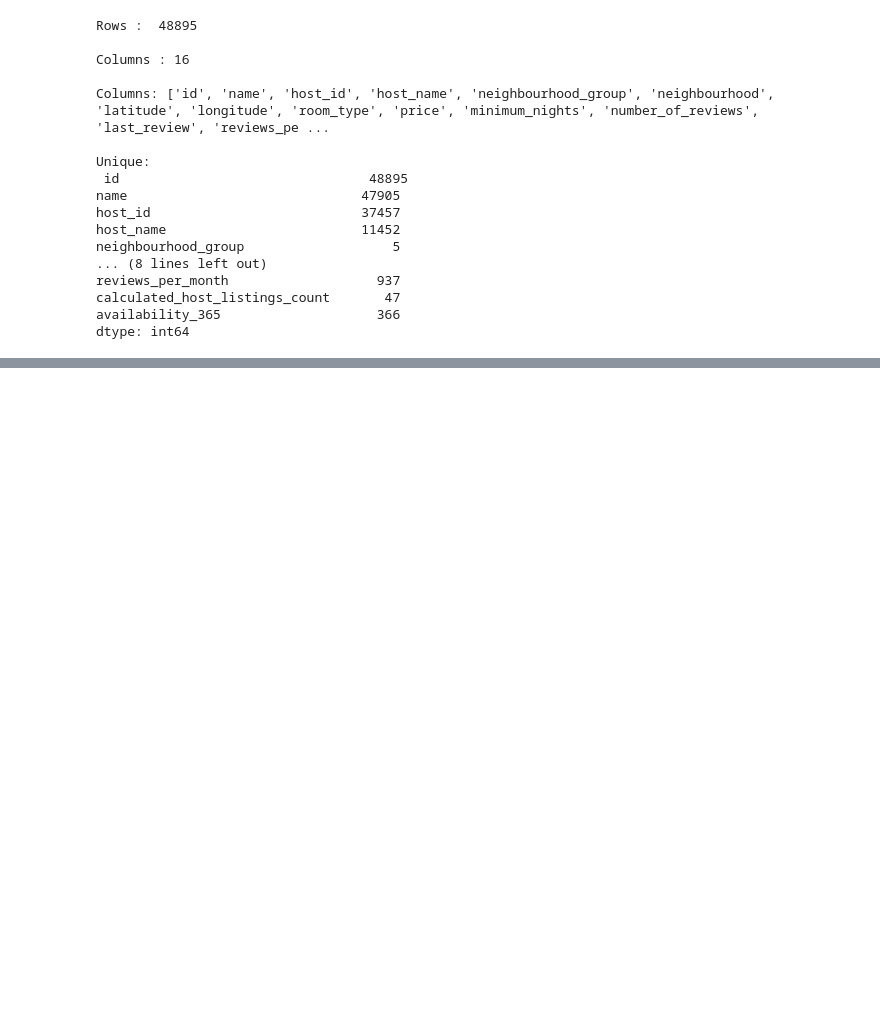
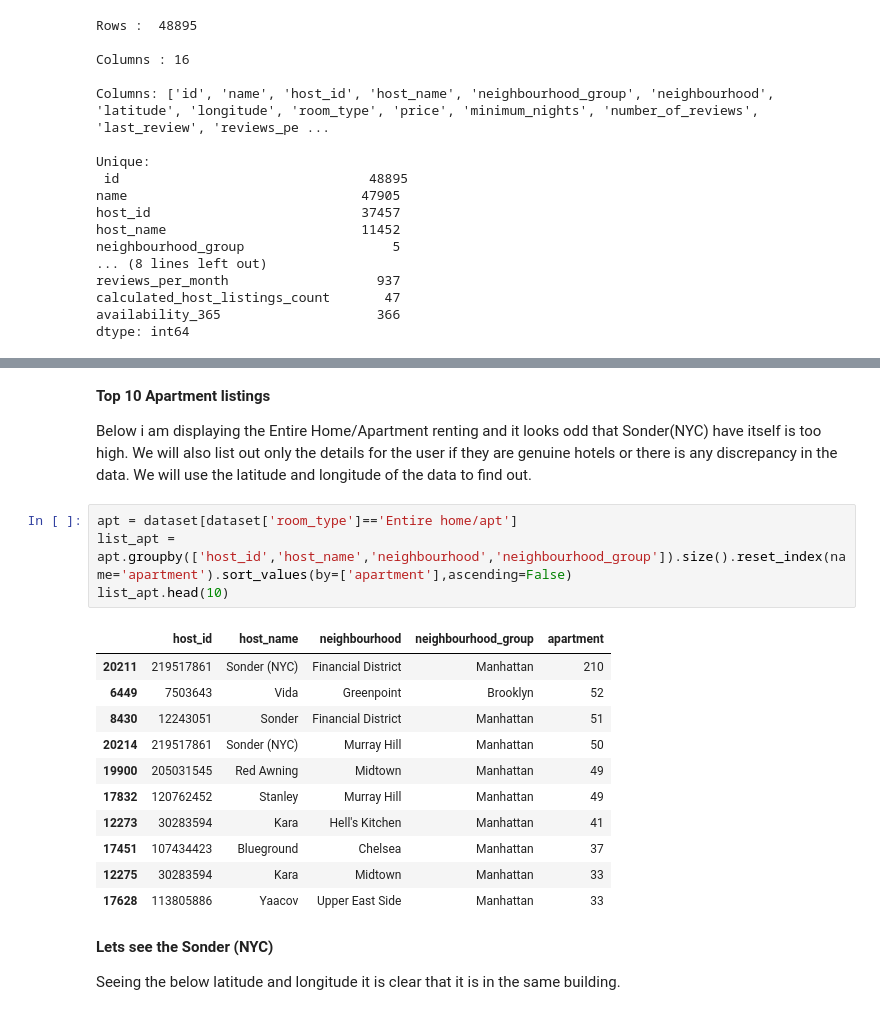
Before and after one commit to Navneet-Nicer/EDA-Airbnb-Bookings-Analysis, a Jupyter notebook: EDA_Airbnb_Bookings_Analysis4.ipynb, the cells around one changed output, grey strips where cells are left out. Drawn from its saved outputs; the diff is of its cells as text; blank space fills up the shorter version.

```diff
--- a/EDA_Airbnb_Bookings_Analysis4.ipynb
+++ b/EDA_Airbnb_Bookings_Analysis4.ipynb
@@ -62,0 +118,24 @@ dtype: int64
+# %% [markdown]
+**Top 10 Apartment listings**
+
+Below i am displaying the Entire Home/Apartment renting and it looks odd that Sonder(NYC) have itself is too high. We will also list out only the details for the user if they are genuine hotels or there is any discrepancy in the data. We will use the latitude and longitude of the data to find out.
+# %%
+apt = dataset[dataset['room_type']=='Entire home/apt']
+list_apt = apt.groupby(['host_id','host_name','neighbourhood','neighbourhood_group']).size().reset_index(name='apartment').sort_values(by=['apartment'],ascending=False)
+list_apt.head(10)
+# %% [output]
+|  | host_id | host_name | neighbourhood | neighbourhood_group | apartment |
+| 20211 | 219517861 | Sonder (NYC) | Financial District | Manhattan | 210 |
+| 6449 | 7503643 | Vida | Greenpoint | Brooklyn | 52 |
+| 8430 | 12243051 | Sonder | Financial District | Manhattan | 51 |
+| 20214 | 219517861 | Sonder (NYC) | Murray Hill | Manhattan | 50 |
+| 19900 | 205031545 | Red Awning | Midtown | Manhattan | 49 |
+| 17832 | 120762452 | Stanley | Murray Hill | Manhattan | 49 |
+| 12273 | 30283594 | Kara | Hell's Kitchen | Manhattan | 41 |
+| 17451 | 107434423 | Blueground | Chelsea | Manhattan | 37 |
+| 12275 | 30283594 | Kara | Midtown | Manhattan | 33 |
+| 17628 | 113805886 | Yaacov | Upper East Side | Manhattan | 33 |
+# %% [markdown]
+**Lets see the Sonder (NYC)**
+
+Seeing the below latitude and longitude it is clear that it is in the same building.
```
Also changed, not shown: parts of 23 cells of this notebook.
